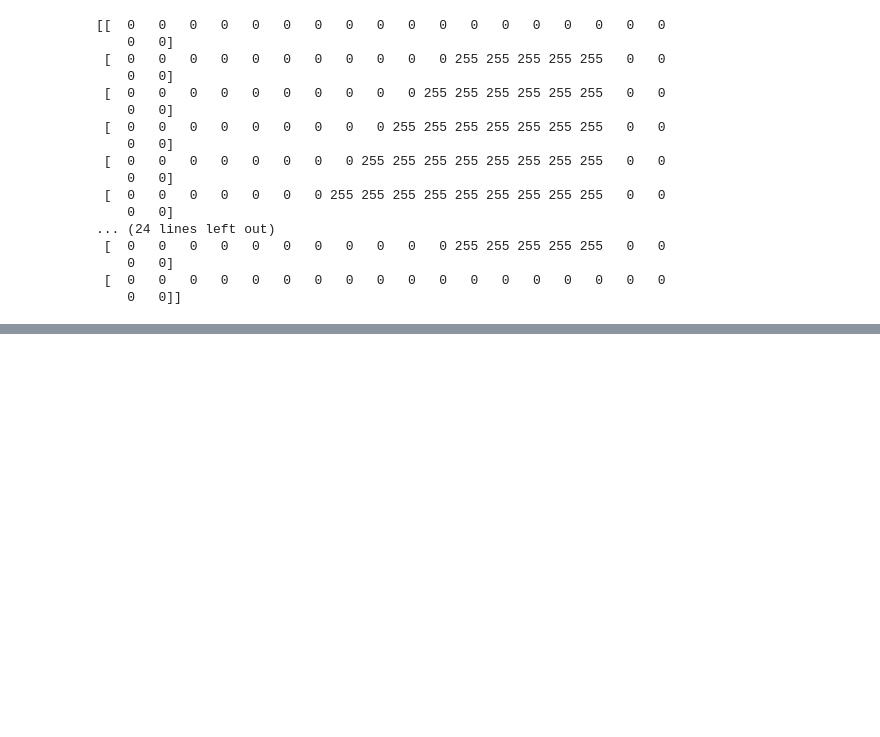
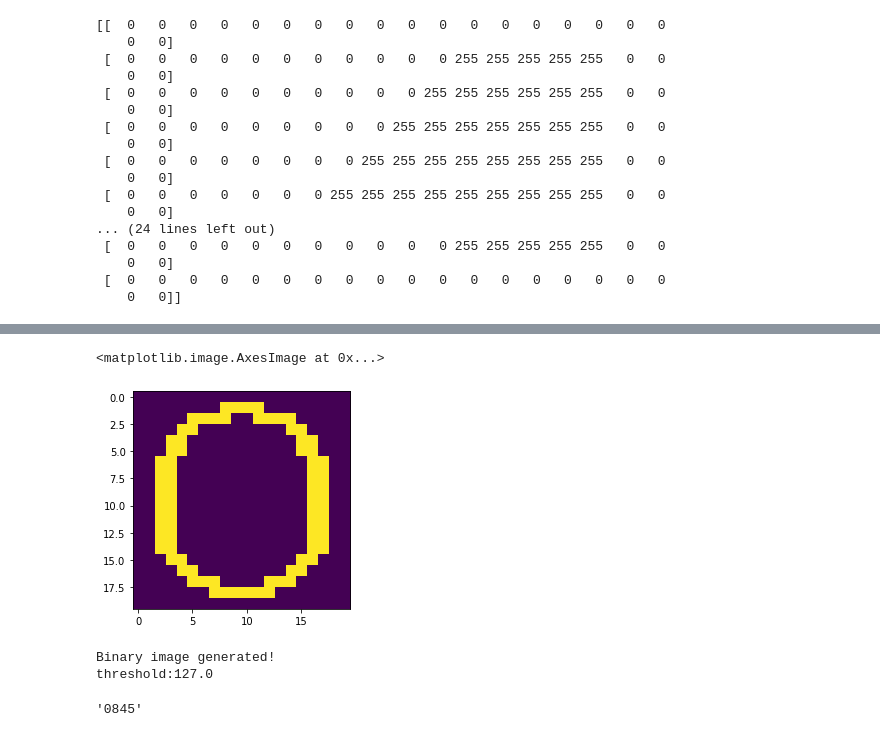
Before and after one commit to rg4sun/RG_captcha_recognization, a Jupyter notebook: captcha_recognize.ipynb, the cells around one changed output, grey strips where cells are left out. Saved outputs shown, nothing was run; the diff lists cells and outputs as text; code cells hidden in the pictures; blank space fills up the shorter version.

Commit message:
完成了captcha_recognization函数，能够识别验证码了

```diff
--- a/captcha_recognize.ipynb
+++ b/captcha_recognize.ipynb
@@ -114,6 +118,31 @@ def captcha_character_detach(captcha_img_path, save_flag=False, characters_save_
             print('Character detached from captcha, character has been saved at {}'.format(characters_save_path))
         character_splited.append(character_img)
     return character_splited
+# %%
+def captcha_char_detach(captcha_img_path, captcha_len=4):
+    '''
+    本函数在captcha_character_detach基础上，去除了识别验证码标签和保存分割的字符两个功能
+    这个函数是用于单纯分割captcha的，用于验证码识别时分割字符用
+    传入的验证码为需要检测识别的对象，可以不带标签
+    '''
+    img_gray = cv.imread(captcha_img_path, cv.IMREAD_GRAYSCALE) # 灰度图读入
+    img_binary = genNeedImg(captcha_img_path, img_type='binary', binary_therhold=127,
+                            binary_reverse=True) # 直接调用genNeedImg生成二值图
+    contours, hierarchy = cv.findContours(img_binary, cv.RETR_EXTERNAL, cv.CHAIN_APPROX_SIMPLE) # 划分字符轮廓
+    # 由于直接划分的轮廓太多了（我换了字体后好像不会划分很多），这里考虑记录每个每个轮廓的数据，然后取 wxh （长x宽，即面积）的top4
+    boundings = [cv.boundingRect(contour) for contour in contours] # 获取每个轮廓的信息，(x,y,width,height) x,y为轮廓最左上角坐标
+    boundings.sort(key=lambda tuple_x: tuple_x[2]*tuple_x[3], reverse=True) # lamdba传入的就是计算每个轮廓的面积，然后按面积大小降序排序
+    if len(boundings) < captcha_len: # 获取到的轮廓小于4，则说明没有把4个字符都区分开来
+        print('Bondings less then {}, captcha discarded!'.format(captcha_len))
+        return # 直接结束，丢弃这个验证码样本
+    boundings_save = sorted(boundings[:captcha_len], key=lambda tuple_x: tuple_x[0]) # 按轮廓的x坐标大小排序，tuple_x=(x,y,width,height)
+    character_splited = []
+    for character_bounding in boundings_save:
+        x, y, width, height = character_bounding
+        margin = 2 # 提取单个字符的时候，在获取的轮廓拓宽margin个像素，因为findContours()的轮廓可能很紧凑
+        character_img = img_gray[y - margin:y + height + margin, x - margin:x + width + margin]
+        character_splited.append(character_img)
+    return character_splited # 返回的是灰度图
 # %%
 d = os.listdir(TRAIN_DATA)
 d.sort()
@@ -434,0 +468,14 @@ print(X_train[106].reshape(20,20))
+# %%
+# captcha_path = {
+#     'text': captcha_name,
+#     'path': os.path.join(TEST_DATA_CAP, captcha_name)
+#     for captcha_name in os.listdir(TEST_DATA_CAP)
+# } # 试了试，python字典不能像list一样快速遍历生成
+captcha_paths = [ os.path.join(TEST_DATA_CAP, captcha_name) for captcha_name in os.listdir(TEST_DATA_CAP)]
+captcha_paths.sort()
+# captcha_path
+# %%
+character_splited = captcha_char_detach(captcha_paths[0], captcha_len=4)
+character_splited[0]
+# for character in character_splited:
+#     character = character.reshape(20,20)
@@ -434,0 +502,28 @@ print(X_train[106].reshape(20,20))
+# %%
+c_test = cv.resize(character_splited[0], (20,20))
+ret, test_binary = cv.threshold(c_test,127,255,cv.THRESH_BINARY_INV) #反二进制阈值化
+test_binary = test_binary.reshape(400,)
+# plt.imshow(test_binary.reshape(20,20))
+# %% [output]
+<matplotlib.image.AxesImage at 0x...>
+[figure, added]
+# %%
+def captcha_recognization(captcha_path, X_train, y_train, captcha_len=4, k=3):
+    '''
+    本函数用于识别传入的验证码，目前只写了识别4位的，后期可以改识别n位
+    X_train: 验证码单个字符的特征训练集
+    y_train: 验证码单个字符的标签训练集
+    '''
+    character_splited = captcha_char_detach(captcha_path, captcha_len=captcha_len) # 返回灰度图
+    binary_chars = [] # 存储二值化后的单个字符
+    for character in character_splited:
+        character = cv.resize(character, (20,20)) # 先归一成20x20大小
+        ret, char_binary = cv.threshold(character,127,255,cv.THRESH_BINARY_INV) # 再反二进制阈值化，生成二值图
+        binary_chars.append( char_binary.reshape(400,) )# 然后变成一维数组，这三步顺序不能有错
+    return ''.join(RG_kNN_classifier(X_train, y_train, binary_chars, k=k)[0])
+
+captcha_recognization(captcha_paths[9], X_train, y_train, captcha_len=4, k=3)
+# %% [output]
+Binary image generated!
+threshold:127.0
+'0845'
```
Also changed, not shown: parts of 5 cells of this notebook.
